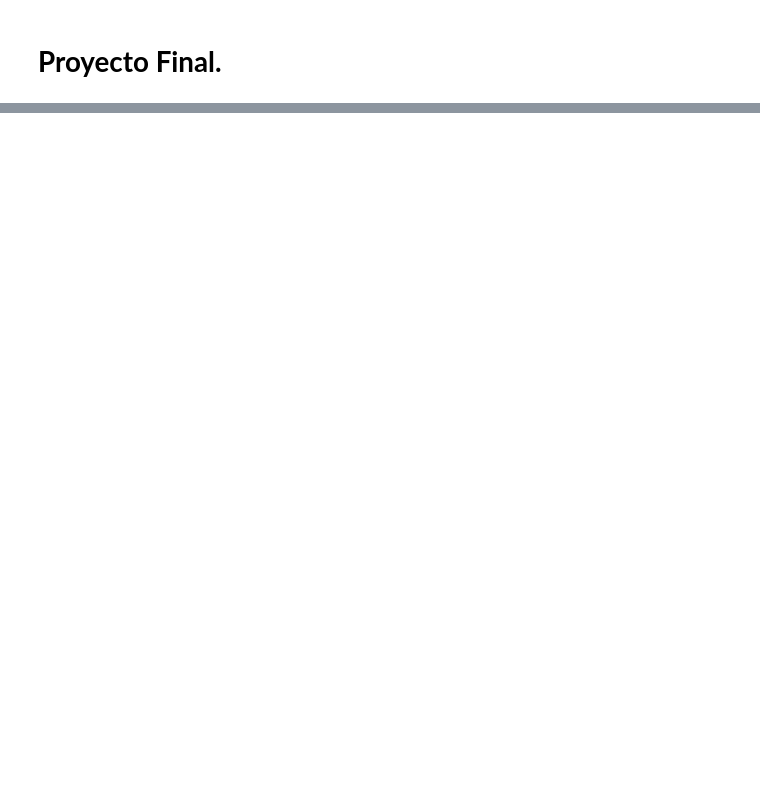
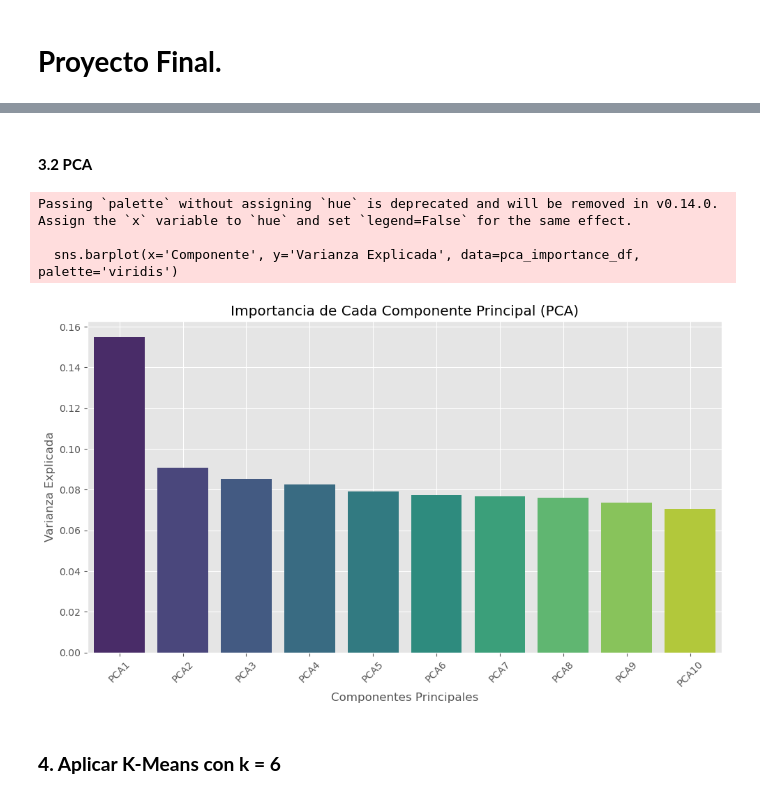
Before and after one commit to DoraGV/Modelo-de-Negocios, a Jupyter notebook: Proyecto Final/Proyecto Final.ipynb, the cells around one changed output, grey strips where cells are left out. Drawn from its saved outputs; the diff is of its cells as text; code cells hidden in the pictures; blank space fills up the shorter version.

```diff
--- a/Proyecto Final/Proyecto Final.ipynb
+++ b/Proyecto Final/Proyecto Final.ipynb
@@ -30,0 +218,37 @@ Validación del modelo con expertos de negocio / reglas heurísticas.
+# %% [markdown]
+#### **3.2 PCA**
+# %%
+pca = PCA(n_components = 10)
+df_pca = pca.fit_transform(df_scaled)
+
+# Crear DataFrame con los componentes principales
+df_pca_df = pd.DataFrame(data = df_pca, columns = [f'PCA{i+1}' for i in range(10)])
+# %%
+# Analizar la importancia de cada componente PCA
+
+# Obtener la varianza explicada por cada componente
+explained_variance = pca.explained_variance_ratio_
+
+# Crear un DataFrame para visualizar la contribución de cada componente
+pca_importance_df = pd.DataFrame({
+    'Componente': [f'PCA{i+1}' for i in range(len(explained_variance))],
+    'Varianza Explicada': explained_variance
+})
+
+# Visualizar la contribución de cada PCA
+plt.figure(figsize=(10, 6))
+sns.barplot(x='Componente', y='Varianza Explicada', data=pca_importance_df, palette='viridis')
+plt.title('Importancia de Cada Componente Principal (PCA)')
+plt.xlabel('Componentes Principales')
+plt.ylabel('Varianza Explicada')
+plt.xticks(rotation=45)
+plt.grid(True)
+plt.tight_layout()
+plt.show()
+# %% [output]
+Passing `palette` without assigning `hue` is deprecated and will be removed in v0.14.0. Assign the `x` variable to `hue` and set `legend=False` for the same effect.
+
+  sns.barplot(x='Componente', y='Varianza Explicada', data=pca_importance_df, palette='viridis')
+[figure, added]
+# %% [markdown]
+### **4. Aplicar K-Means con k = 6**
```
Also changed, not shown: parts of 41 cells of this notebook, 1 other file.
